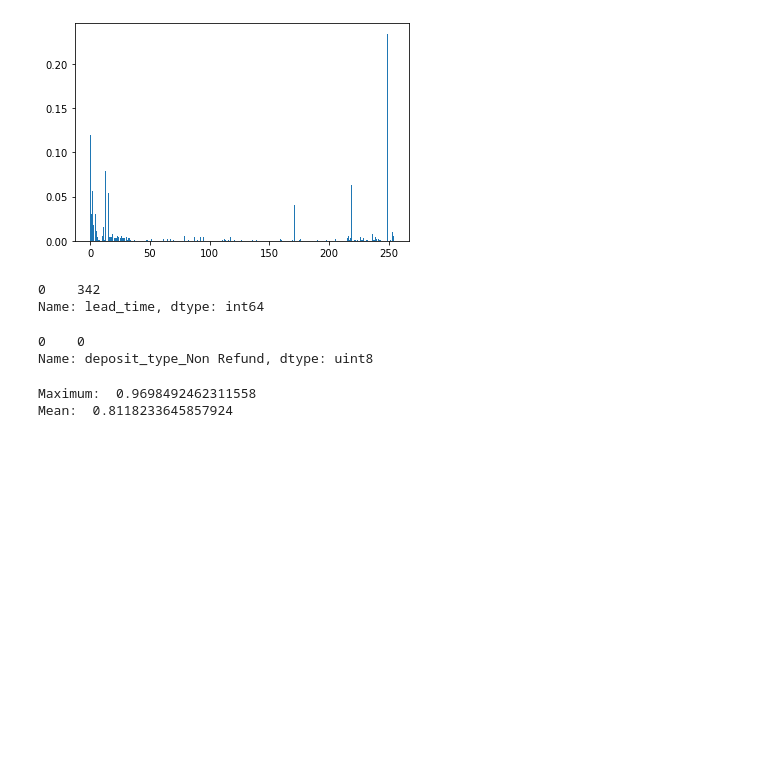
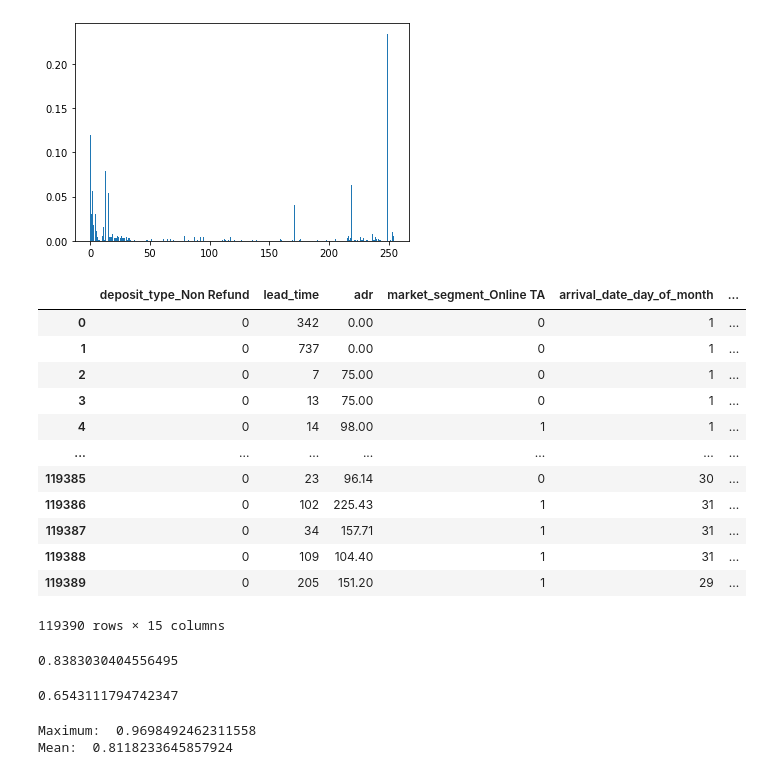
Before and after one commit to DJ1070/Hotel_Bookings, a Jupyter notebook: Hotel_Cancellation_Prediction-Dummy_Normalization.ipynb, the cells around one changed output. Drawn from its saved outputs; the diff is of its cells as text; code cells hidden in the pictures; blank space fills up the shorter version.

```diff
--- a/Hotel_Cancellation_Prediction-Dummy_Normalization.ipynb
+++ b/Hotel_Cancellation_Prediction-Dummy_Normalization.ipynb
@@ -197,0 +255,8 @@ Name: adr, Length: 119390, dtype: float64
+# %%
+# Logistic Regression with top 15 features
+X_train, X_test, y_train, y_test = train_test_split(df_lr_top15, y, test_size = 0.2, random_state = 3)
+
+model_lr_top15 = LogisticRegression().fit(X_train, y_train)
+model_lr_top15_prediction = model_lr_top15.predict(X_test)
+version_lr_top15 = accuracy_score(y_test, model_lr_top15_prediction)
+version_lr_top15
@@ -244,16 +326,56 @@ Feature: 252, Score: 0.00019
 Feature: 253, Score: 0.00962
 Feature: 254, Score: 0.00524
 [figure]
-# %%
-X.iloc[:,0].head(1)
-# %% [output]
-0    342
-Name: lead_time, dtype: int64
-# %%
-X.iloc[:,249].head(1)
-# %% [output]
-0    0
-Name: deposit_type_Non Refund, dtype: uint8
+# %%
+# Sorting the features by importance
+
+# Turning negative into positive scores
+for i in range(len(feature_dt)):
+    if feature_dt[i]<0:
+        feature_dt[i] = feature_dt[i]*(-1)
+
+feature_dt = pd.DataFrame(feature_dt)
+feature_dt.reset_index(inplace=True)
+feature_dt.columns = ['feature', 'score']
+feature_dt['feature_name'] = X.columns
+feature_dt.sort_values(by=['score'], ascending = False, inplace=True)
+feature_dt.reset_index(drop = True, inplace = True)
+
+dt_top15_features = []
+for i in range(15):
+    dt_top15_features.append(feature_dt.feature_name[i])
+
+df_dt_top15 = X[dt_top15_features]
+df_dt_top15
+# %% [output]
+|  | deposit_type_Non Refund | lead_time | adr | market_segment_Online TA | arrival_date_day_of_month | ... |
+| 0 | 0 | 342 | 0.00 | 0 | 1 | ... |
+| 1 | 0 | 737 | 0.00 | 0 | 1 | ... |
+| 2 | 0 | 7 | 75.00 | 0 | 1 | ... |
+| 3 | 0 | 13 | 75.00 | 0 | 1 | ... |
+| 4 | 0 | 14 | 98.00 | 1 | 1 | ... |
+| ... | ... | ... | ... | ... | ... | ... |
+| 119385 | 0 | 23 | 96.14 | 0 | 30 | ... |
+| 119386 | 0 | 102 | 225.43 | 1 | 31 | ... |
+| 119387 | 0 | 34 | 157.71 | 1 | 31 | ... |
+| 119388 | 0 | 109 | 104.40 | 1 | 31 | ... |
+| 119389 | 0 | 205 | 151.20 | 1 | 29 | ... |
+119390 rows × 15 columns
+# %%
+# Decision Tree with top 15 features
+X_train, X_test, y_train, y_test = train_test_split(df_dt_top15, y, test_size = 0.2, random_state = 3)
+
+model_dt_top15 = tree.DecisionTreeClassifier().fit(X_train, y_train)
+model_dt_top15_prediction = model_dt_top15.predict(X_test)
+version_dt_top15 = accuracy_score(y_test, model_dt_top15_prediction)
+version_dt_top15
+# %% [output]
+0.8383030404556495
+# %%
+kappa_dt_top15 = cohen_kappa_score(y_test, model_dt_top15_prediction)
+kappa_dt_top15
+# %% [output]
+0.6543111794742347
 # %%
 # K-Fold Decision Tree
 model_kf_dt = cross_val_score(tree.DecisionTreeClassifier(max_depth =8), X, y, cv=200)   # Best result with max_depth =8), X, y, cv=200
```
Also changed, not shown: parts of 16 cells of this notebook, 1 other file.
